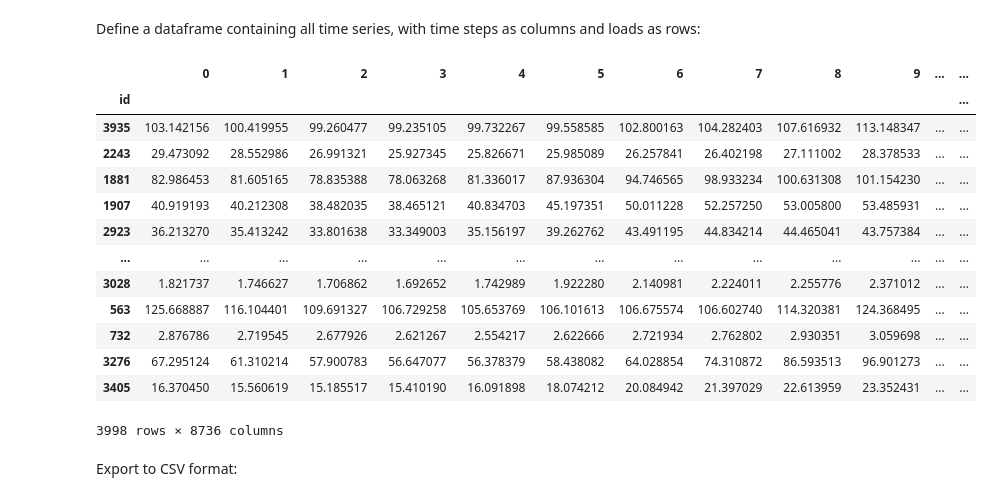
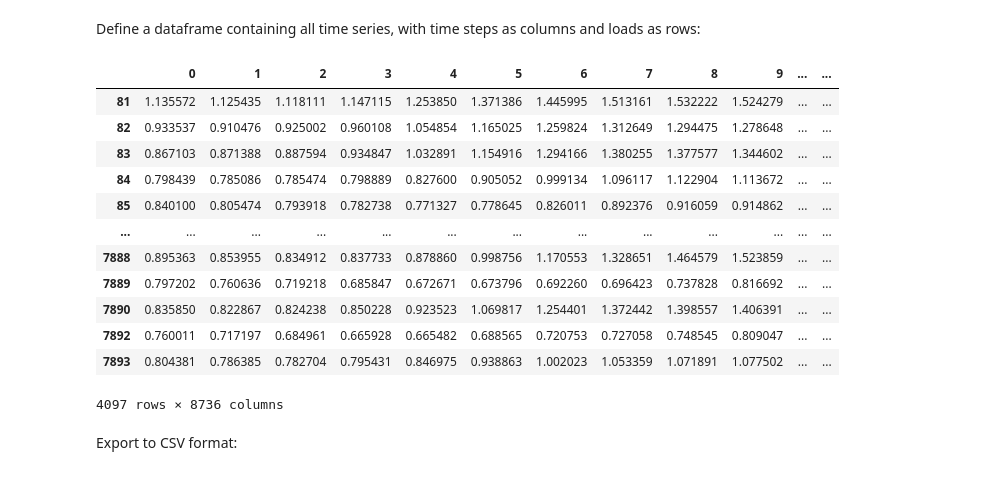
Before and after one commit to GeeeHesso/PowerData, a Jupyter notebook: doc/PanTaGruEl_time_series.ipynb, the cells around one changed output. Saved outputs shown, nothing was run; the diff lists cells and outputs as text; code cells hidden in the pictures.

```diff
--- a/doc/PanTaGruEl_time_series.ipynb
+++ b/doc/PanTaGruEl_time_series.ipynb
@@ -72,9 +70,8 @@ For each load of the model, assign a label that is unique for the country:
 # %%
 country_label_count = {country: 0 for country in countries}
 load_labels = []
-for country in loads_info["country"]:
+for country in load_countries:
     load_labels.append(country_label_count[country])
     country_label_count[country] += 1
-loads_info["label"] = load_labels
-loads_info
+load_labels
 # %% [output]
@@ -105,7 +102,9 @@ def find_entsoe_model_file(country):
         candidate_filename = '../TimeSeries/models/entsoe_load_%s_%d_2023.npz' % (country, start_year)
         if os.path.isfile(candidate_filename):
             return candidate_filename
-    return None
+    # if no model file is found, use Bulgaria as a reference (due to geographical proximity)
+    print('No model file found for country "%s": use "BG" instead' % country)
+    return find_entsoe_model_file('BG')
 # %%
 model_file_by_country = {country: find_entsoe_model_file(country) for country in countries}
 model_file_by_country
@@ -136,7 +138,7 @@ Only one time step per hour is kept.
 # %%
 def generate_time_series(country, count, std_scaling=1.0):
     model = ts.import_model(model_file_by_country[country])
-    time_series = ts.generate_time_series(model, count, std_scaling=std_scaling)
+    time_series = ts.generate_time_series(model, count, std_scaling=std_scaling, normalize=True)
     timesteps_per_day = time_series.shape[1] / (24 * 364)
     return time_series.reshape(count, 364*24, -1)[:, :, 0]
 # %%
@@ -208,25 +207,26 @@ all_time_series = np.array([load_prop * adjusted_loads_by_country[country][label
+# %%
+all_time_series = np.array([adjusted_loads_by_country[load_countries[i]][load_labels[i]] for i in range(n_loads)])
 # %%
 assert all_time_series.shape == (n_loads, 364 * 24)
 # %% [markdown]
 Define a dataframe containing all time series, with time steps as columns and loads as rows:
 # %%
-time_series_df = pd.DataFrame(all_time_series, index=loads_info["id"])
+time_series_df = pd.DataFrame(all_time_series, index=load_ids)
 time_series_df
 # %% [output]
 |  | 0 | 1 | 2 | 3 | 4 | 5 | 6 | 7 | 8 | 9 | ... | ... |
-| id |  |  |  |  |  |  |  |  |  |  |  | ... |
-| 3935 | 103.142156 | 100.419955 | 99.260477 | 99.235105 | 99.732267 | 99.558585 | 102.800163 | 104.282403 | 107.616932 | 113.148347 | ... | ... |
-| 2243 | 29.473092 | 28.552986 | 26.991321 | 25.927345 | 25.826671 | 25.985089 | 26.257841 | 26.402198 | 27.111002 | 28.378533 | ... | ... |
-| 1881 | 82.986453 | 81.605165 | 78.835388 | 78.063268 | 81.336017 | 87.936304 | 94.746565 | 98.933234 | 100.631308 | 101.154230 | ... | ... |
-| 1907 | 40.919193 | 40.212308 | 38.482035 | 38.465121 | 40.834703 | 45.197351 | 50.011228 | 52.257250 | 53.005800 | 53.485931 | ... | ... |
-| 2923 | 36.213270 | 35.413242 | 33.801638 | 33.349003 | 35.156197 | 39.262762 | 43.491195 | 44.834214 | 44.465041 | 43.757384 | ... | ... |
+| 81 | 1.135572 | 1.125435 | 1.118111 | 1.147115 | 1.253850 | 1.371386 | 1.445995 | 1.513161 | 1.532222 | 1.524279 | ... | ... |
+| 82 | 0.933537 | 0.910476 | 0.925002 | 0.960108 | 1.054854 | 1.165025 | 1.259824 | 1.312649 | 1.294475 | 1.278648 | ... | ... |
+| 83 | 0.867103 | 0.871388 | 0.887594 | 0.934847 | 1.032891 | 1.154916 | 1.294166 | 1.380255 | 1.377577 | 1.344602 | ... | ... |
+| 84 | 0.798439 | 0.785086 | 0.785474 | 0.798889 | 0.827600 | 0.905052 | 0.999134 | 1.096117 | 1.122904 | 1.113672 | ... | ... |
+| 85 | 0.840100 | 0.805474 | 0.793918 | 0.782738 | 0.771327 | 0.778645 | 0.826011 | 0.892376 | 0.916059 | 0.914862 | ... | ... |
 | ... | ... | ... | ... | ... | ... | ... | ... | ... | ... | ... | ... | ... |
-| 3028 | 1.821737 | 1.746627 | 1.706862 | 1.692652 | 1.742989 | 1.922280 | 2.140981 | 2.224011 | 2.255776 | 2.371012 | ... | ... |
-| 563 | 125.668887 | 116.104401 | 109.691327 | 106.729258 | 105.653769 | 106.101613 | 106.675574 | 106.602740 | 114.320381 | 124.368495 | ... | ... |
-| 732 | 2.876786 | 2.719545 | 2.677926 | 2.621267 | 2.554217 | 2.622666 | 2.721934 | 2.762802 | 2.930351 | 3.059698 | ... | ... |
-| 3276 | 67.295124 | 61.310214 | 57.900783 | 56.647077 | 56.378379 | 58.438082 | 64.028854 | 74.310872 | 86.593513 | 96.901273 | ... | ... |
-| 3405 | 16.370450 | 15.560619 | 15.185517 | 15.410190 | 16.091898 | 18.074212 | 20.084942 | 21.397029 | 22.613959 | 23.352431 | ... | ... |
+| 7888 | 0.895363 | 0.853955 | 0.834912 | 0.837733 | 0.878860 | 0.998756 | 1.170553 | 1.328651 | 1.464579 | 1.523859 | ... | ... |
+| 7889 | 0.797202 | 0.760636 | 0.719218 | 0.685847 | 0.672671 | 0.673796 | 0.692260 | 0.696423 | 0.737828 | 0.816692 | ... | ... |
+| 7890 | 0.835850 | 0.822867 | 0.824238 | 0.850228 | 0.923523 | 1.069817 | 1.254401 | 1.372442 | 1.398557 | 1.406391 | ... | ... |
+| 7892 | 0.760011 | 0.717197 | 0.684961 | 0.665928 | 0.665482 | 0.688565 | 0.720753 | 0.727058 | 0.748545 | 0.809047 | ... | ... |
+| 7893 | 0.804381 | 0.786385 | 0.782704 | 0.795431 | 0.846975 | 0.938863 | 1.002023 | 1.053359 | 1.071891 | 1.077502 | ... | ... |
-3998 rows × 8736 columns
+4097 rows × 8736 columns
 # %% [markdown]
 Export to CSV format:
 # %%
```
Also changed, not shown: parts of 49 cells of this notebook, 5 other files.
